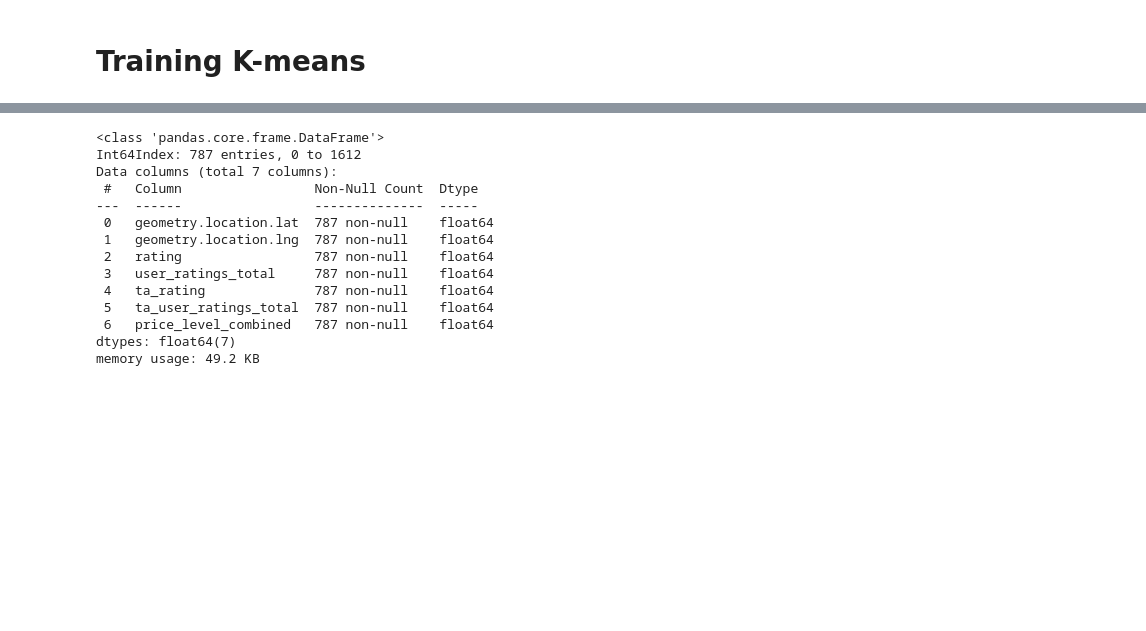
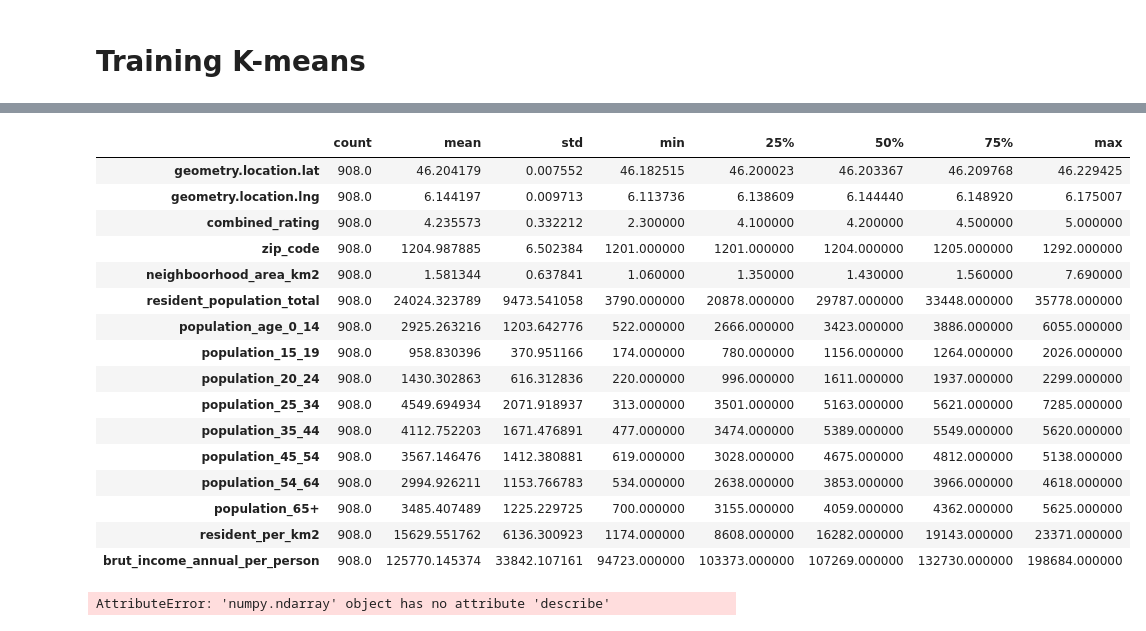
Before and after one commit to burakonurlu/best_restaurant_location, a Jupyter notebook: notebooks/K-means.ipynb, the cells around one changed output, grey strips where cells are left out. Saved outputs shown, nothing was run; the diff lists cells and outputs as text; code cells hidden in the pictures; blank space fills up the shorter version.

Commit message:
price level finilized

```diff
--- a/notebooks/K-means.ipynb
+++ b/notebooks/K-means.ipynb
@@ -129,23 +148,3 @@ memory usage: 88.3 KB
 # %%
-X = df.loc[df['price_level_combined']>0] #Droping all rows without price level
+X = X.loc[y['price_level_combined']>0] #Dropping all the rows witouth price level
+y = y.loc[y['price_level_combined']>0]
-# %%
-X = X.loc[X['ta_rating']>0] #Droping all rows without rating
-# %%
-X = X.loc[X['rating']>0] #Droping all rows without rating
-# %%
-X.info()
-# %% [output]
-<class 'pandas.core.frame.DataFrame'>
-Int64Index: 787 entries, 0 to 1612
-Data columns (total 7 columns):
- #   Column                 Non-Null Count  Dtype
----  ------                 --------------  -----
- 0   geometry.location.lat  787 non-null    float64
- 1   geometry.location.lng  787 non-null    float64
- 2   rating                 787 non-null    float64
- 3   user_ratings_total     787 non-null    float64
- 4   ta_rating              787 non-null    float64
- 5   ta_user_ratings_total  787 non-null    float64
- 6   price_level_combined   787 non-null    float64
-dtypes: float64(7)
-memory usage: 49.2 KB
@@ -154,2 +151,24 @@ y = X['price_level_combined']
-# %%
-X.drop(columns=['price_level_combined'], inplace=True)
+# %%
+X.describe().T
+# %% [output]
+|  | count | mean | std | min | 25% | 50% | 75% | max |
+| geometry.location.lat | 908.0 | 46.204179 | 0.007552 | 46.182515 | 46.200023 | 46.203367 | 46.209768 | 46.229425 |
+| geometry.location.lng | 908.0 | 6.144197 | 0.009713 | 6.113736 | 6.138609 | 6.144440 | 6.148920 | 6.175007 |
+| combined_rating | 908.0 | 4.235573 | 0.332212 | 2.300000 | 4.100000 | 4.200000 | 4.500000 | 5.000000 |
+| zip_code | 908.0 | 1204.987885 | 6.502384 | 1201.000000 | 1201.000000 | 1204.000000 | 1205.000000 | 1292.000000 |
+| neighboorhood_area_km2 | 908.0 | 1.581344 | 0.637841 | 1.060000 | 1.350000 | 1.430000 | 1.560000 | 7.690000 |
+| resident_population_total | 908.0 | 24024.323789 | 9473.541058 | 3790.000000 | 20878.000000 | 29787.000000 | 33448.000000 | 35778.000000 |
+| population_age_0_14 | 908.0 | 2925.263216 | 1203.642776 | 522.000000 | 2666.000000 | 3423.000000 | 3886.000000 | 6055.000000 |
+| population_15_19 | 908.0 | 958.830396 | 370.951166 | 174.000000 | 780.000000 | 1156.000000 | 1264.000000 | 2026.000000 |
+| population_20_24 | 908.0 | 1430.302863 | 616.312836 | 220.000000 | 996.000000 | 1611.000000 | 1937.000000 | 2299.000000 |
+| population_25_34 | 908.0 | 4549.694934 | 2071.918937 | 313.000000 | 3501.000000 | 5163.000000 | 5621.000000 | 7285.000000 |
+| population_35_44 | 908.0 | 4112.752203 | 1671.476891 | 477.000000 | 3474.000000 | 5389.000000 | 5549.000000 | 5620.000000 |
+| population_45_54 | 908.0 | 3567.146476 | 1412.380881 | 619.000000 | 3028.000000 | 4675.000000 | 4812.000000 | 5138.000000 |
+| population_54_64 | 908.0 | 2994.926211 | 1153.766783 | 534.000000 | 2638.000000 | 3853.000000 | 3966.000000 | 4618.000000 |
+| population_65+ | 908.0 | 3485.407489 | 1225.229725 | 700.000000 | 3155.000000 | 4059.000000 | 4362.000000 | 5625.000000 |
+| resident_per_km2 | 908.0 | 15629.551762 | 6136.300923 | 1174.000000 | 8608.000000 | 16282.000000 | 19143.000000 | 23371.000000 |
+| brut_income_annual_per_person | 908.0 | 125770.145374 | 33842.107161 | 94723.000000 | 103373.000000 | 107269.000000 | 132730.000000 | 198684.000000 |
+# %%
+y.describe().T
+# %% [output]
+AttributeError: 'numpy.ndarray' object has no attribute 'describe'
```
Also changed, not shown: parts of 48 cells of this notebook.
